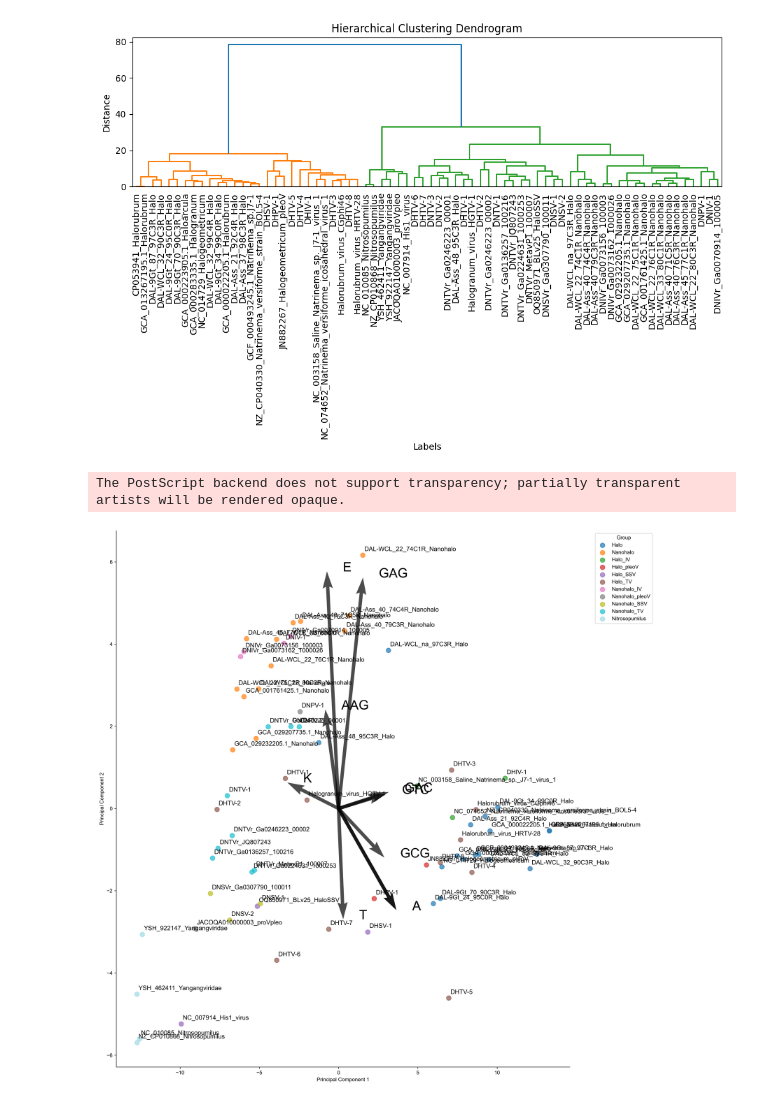
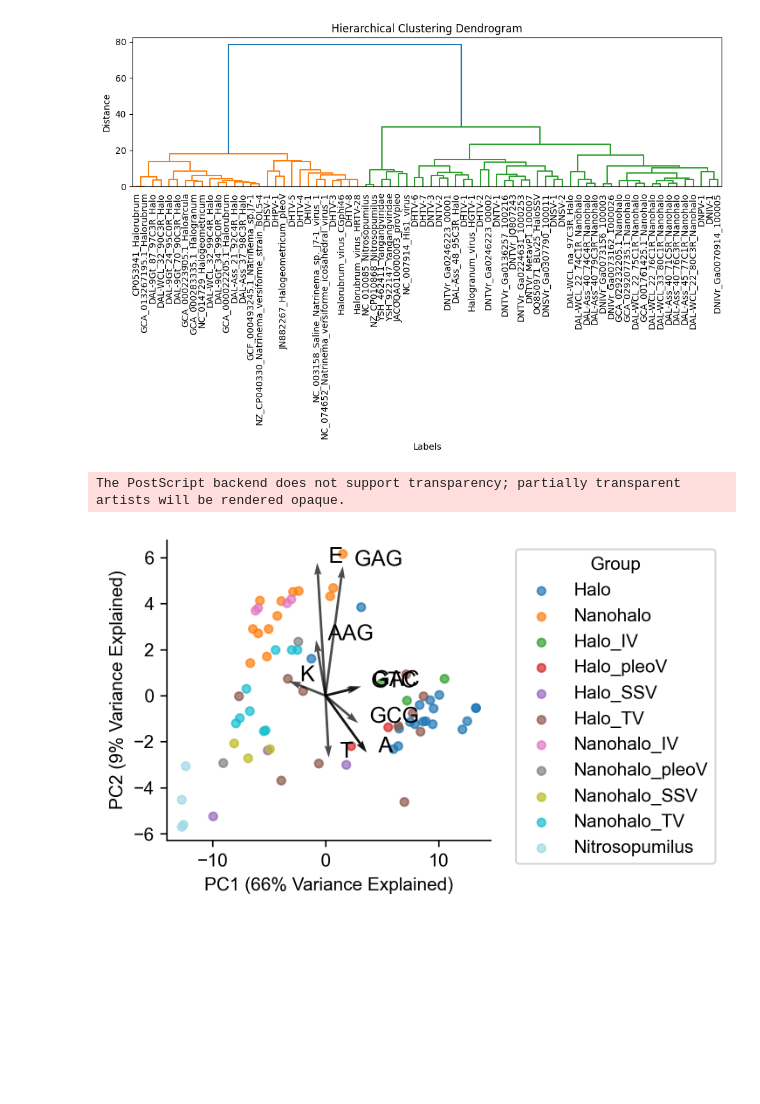
Before and after one commit to anqizhou13/genPCA, a Jupyter notebook: script.ipynb, the cells around one changed output. Drawn from its saved outputs; the diff is of its cells as text; code cells hidden in the pictures; blank space fills up the shorter version.

```diff
--- a/script.ipynb
+++ b/script.ipynb
@@ -88,44 +88,44 @@ plt.rcParams['font.sans-serif'] = "Arial"
     # Then, "ALWAYS use sans-serif fonts"
 plt.rcParams['font.family'] = "sans-serif"
 
-fig,ax = plt.subplots(figsize=(15,15), dpi=300)
+fig,ax = plt.subplots(figsize=(5,3), dpi=300)
 
 for group, color in zip(unique_groups, colors):
     indices = groups == group
     ax.scatter(
         pca_result[indices, 0],
         pca_result[indices, 1],
         label=group,
         color=color,
         alpha=0.7,
-        s=80,
+        s=20,
     )
 
-for i, item in enumerate(labels.tolist()):
-    ax.text(pca_result[i,0] + 0.1, pca_result[i,1] + 0.1, item, fontsize=12)
+#for i, item in enumerate(labels.tolist()):
+#    ax.text(pca_result[i,0] + 0.1, pca_result[i,1] + 0.1, item, fontsize=12)
 
 scaling_factor = 12  # Adjust this factor to scale the arrows (big plot = big scaling factor)
 # Add arrows for each feature
 
 for __, item in enumerate(top_feat):
     # find the original index of the top feature
     idx = features.tolist().index(item)
     # pc1[i] and pc2[i] represent the component contribution of the feature in PC1 and PC2
     ax.quiver(0, 0, pc1[idx] * scaling_factor, pc2[idx] * scaling_factor, angles='xy', scale_units='xy', scale=1, color='black', alpha=0.7)
 
     # Add a label for each arrow (feature)
-    plt.text(pc1[idx] * scaling_factor + 1 , pc2[idx] * scaling_factor, item, color='black', fontsize=25)
+    plt.text(pc1[idx] * scaling_factor + 1 , pc2[idx] * scaling_factor, item, color='black', fontsize=12)
 
-plt.xlabel("Principal Component 1")
-plt.ylabel("Principal Component 2")
+plt.xlabel('PC1 ({}% Variance Explained)'.format(round(explained_variance[0]*100)))
+plt.ylabel('PC2 ({}% Variance Explained)'.format(round(explained_variance[1]*100)))
 ax.spines.right.set_visible(False)
 ax.spines.top.set_visible(False)
 plt.legend(title="Group", bbox_to_anchor=(1.05, 1), loc='upper left')
 plt.tight_layout()
 plt.savefig('PCA.svg', format='svg')
 plt.savefig('PCA.eps', format='eps')
 plt.savefig('PCA.pdf', format='pdf')
 plt.show()
 # %% [output]
 The PostScript backend does not support transparency; partially transparent artists will be rendered opaque.
-[figure, old version]
+[figure, new version]
```
Also changed, not shown: 3 other files.
